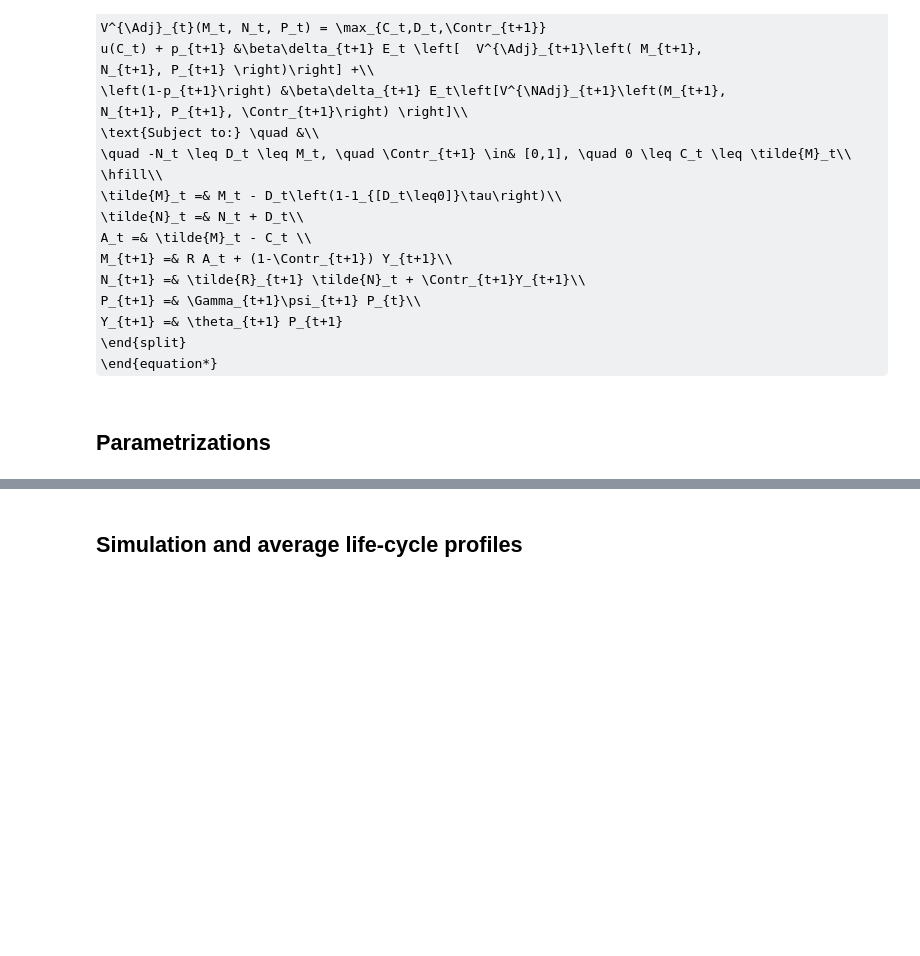
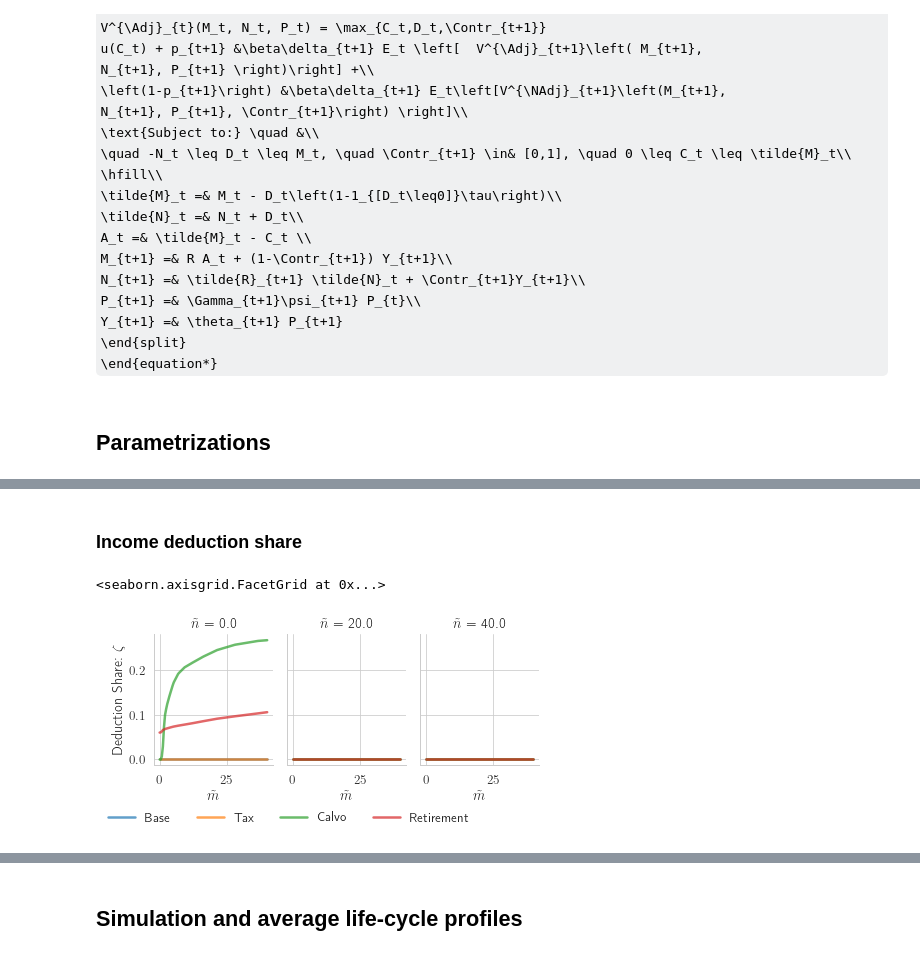
Before and after one commit to Mv77/RiskyContrib, a Jupyter notebook: Code/Python/RiskyContrib.ipynb, the cells around one changed output, grey strips where cells are left out. Cells and saved outputs as stored; diff of their text form; code cells hidden in the pictures; some formulas as TeX source; blank space fills up the shorter version.

```diff
--- a/Code/Python/RiskyContrib.ipynb
+++ b/Code/Python/RiskyContrib.ipynb
@@ -266,0 +394,22 @@ Solving Base took 34.00573015213013 seconds.
+# %% [markdown]
+### Income deduction share
+# %%
+# After rebalancing, m and n turn to their "tilde" versions. Create ntilde
+# just for seaborn's grid labels.
+polfuncs["$\\tilde{n}$"] = polfuncs["n"]
+polfuncs["$\\Contr$"] = polfuncs["Share"]
+
+# Share fraction
+g = sns.FacetGrid(
+    polfuncs[polfuncs.control == "Share"],
+    col="$\\tilde{n}$",
+    hue="model",
+    height=3,
+    aspect=(7 / 3) * 1 / 3,
+)
+g.map(sns.lineplot, "m", "value", alpha=0.7)
+g.add_legend(bbox_to_anchor=[0.5, 0.0], ncol=4, title="")
+g.set_axis_labels("$\\tilde{m}$", r"Deduction Share: $\Contr$")
+# %% [output]
+<seaborn.axisgrid.FacetGrid at 0x...>
+[figure, added]
```
Also changed, not shown: parts of 22 cells of this notebook, 1 other file.
